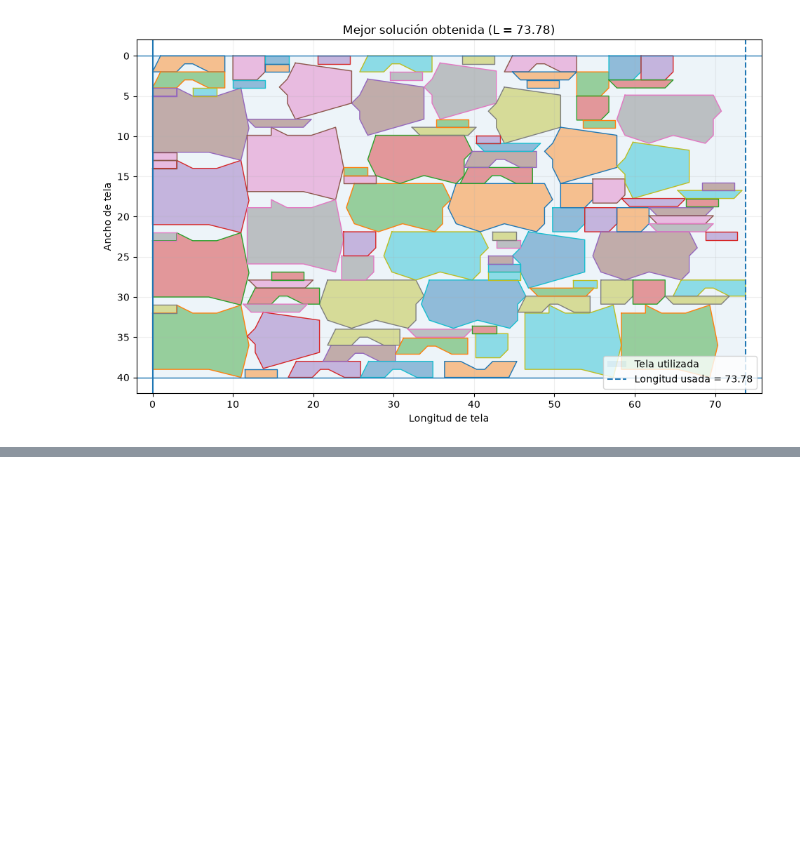
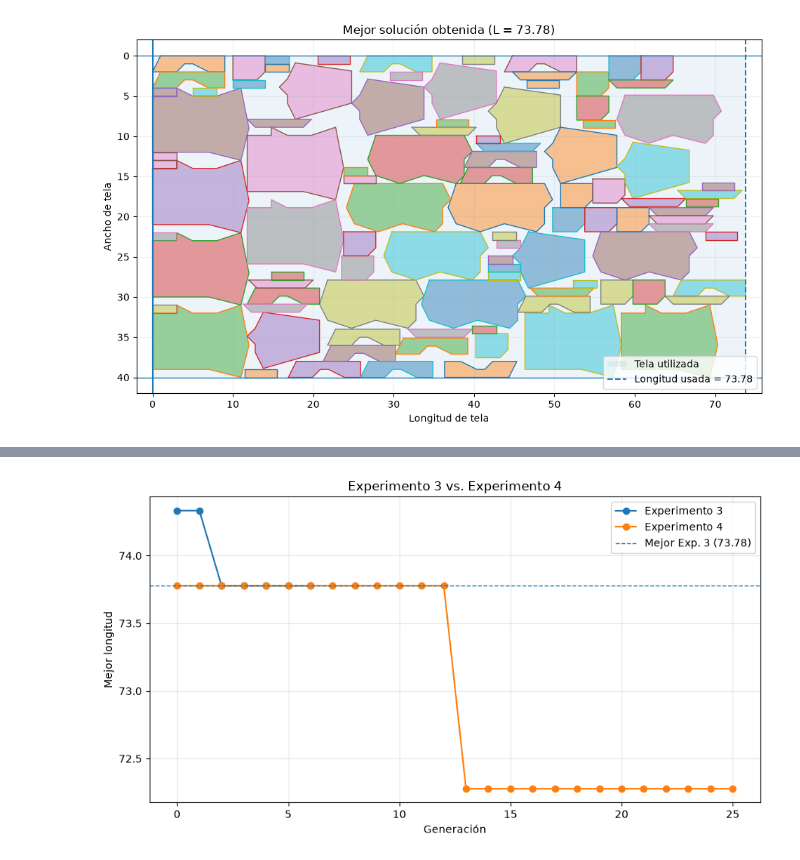
Before and after one commit to Gabriela-Sol/ae-nesting, a Jupyter notebook: notebooks/02_experimentos_ga.ipynb, the cells around one changed output, grey strips where cells are left out. Saved outputs shown, nothing was run; the diff lists cells and outputs as text; code cells hidden in the pictures; blank space fills up the shorter version.

```diff
--- a/notebooks/02_experimentos_ga.ipynb
+++ b/notebooks/02_experimentos_ga.ipynb
@@ -2820,0 +2862,15 @@ with open(
+# %%
+experiment_4_seed_genome = list(
+    experiment_3_best
+)
+
+experiment_4_seed_fitness = (
+    experiment_3_best
+    .fitness
+    .values[0]
+)
+
+print(
+    "Seed del Experimento 4:",
+    f"{experiment_4_seed_fitness:.4f}",
+)
@@ -2820,0 +3421,64 @@ with open(
+# %%
+fig, ax = plt.subplots(
+    figsize=(9, 5)
+)
+
+ax.plot(
+    experiment_3_history_df[
+        "generation"
+    ],
+    experiment_3_history_df[
+        "best"
+    ],
+    marker="o",
+    label="Experimento 3",
+)
+
+ax.plot(
+    experiment_4_history_df[
+        "generation"
+    ],
+    experiment_4_history_df[
+        "best"
+    ],
+    marker="o",
+    label="Experimento 4",
+)
+
+ax.axhline(
+    experiment_4_seed_fitness,
+    linestyle="--",
+    linewidth=1,
+    label=(
+        "Mejor Exp. 3 "
+        f"({experiment_4_seed_fitness:.2f})"
+    ),
+)
+
+ax.set_xlabel(
+    "Generación"
+)
+
+ax.set_ylabel(
+    "Mejor longitud"
+)
+
+ax.set_title(
+    "Experimento 3 vs. Experimento 4"
+)
+
+ax.grid(alpha=0.3)
+ax.legend()
+
+plt.tight_layout()
+
+fig.savefig(
+    FIGURES_DIR
+    / "experiment_3_vs_4_convergence.png",
+    dpi=300,
+    bbox_inches="tight",
+)
+
+plt.show()
+# %% [output]
+[figure, added]
```
Also changed, not shown: parts of 42 cells of this notebook, 9 other files.
